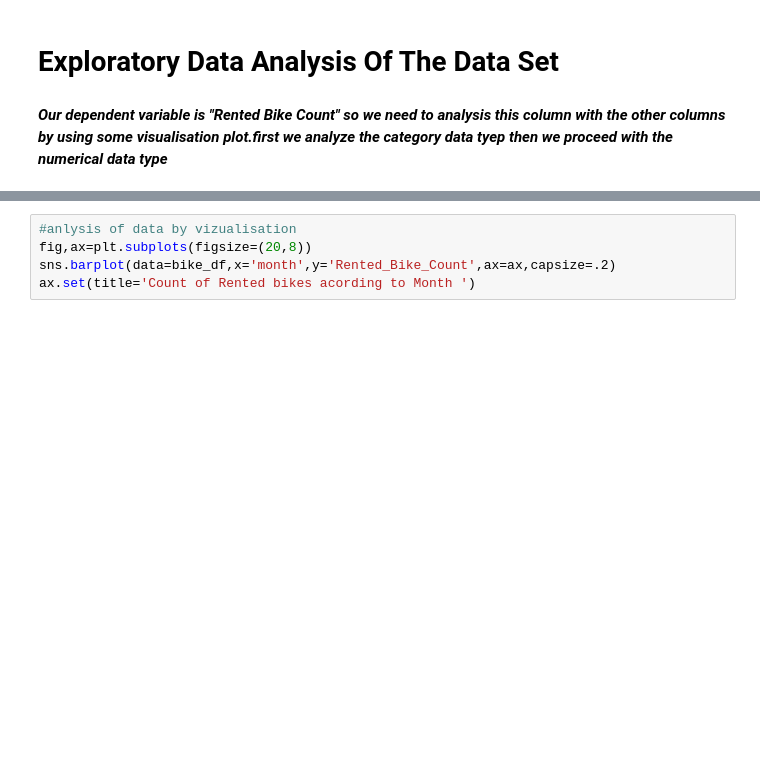
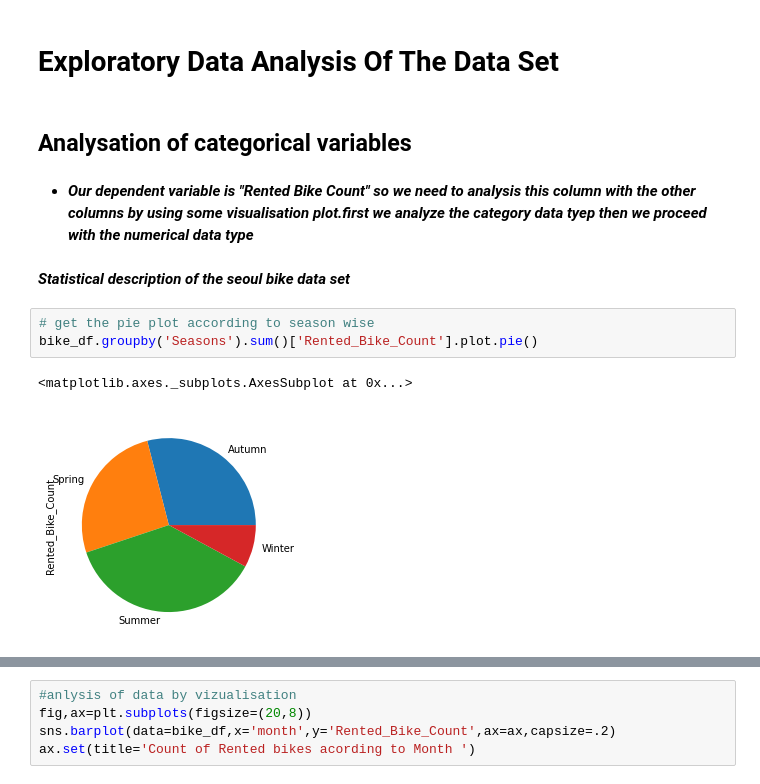
Before and after one commit to BalaramPanigrahy/Seoul-Bike-Sharing-Demand-Prediction, a Jupyter notebook: Bike_Sharing_Demand_Prediction_Capstone_Project.ipynb, the cells around one changed output, grey strips where cells are left out. Saved outputs shown, nothing was run; the diff lists cells and outputs as text; blank space fills up the shorter version.

```diff
--- a/Bike_Sharing_Demand_Prediction_Capstone_Project.ipynb
+++ b/Bike_Sharing_Demand_Prediction_Capstone_Project.ipynb
@@ -387,5 +379,15 @@ Index(['Rented_Bike_Count', 'Hour', 'Temperature', 'Humidity', 'Wind_speed',
       dtype='object')
 # %% [markdown]
 # **Exploratory Data Analysis Of The Data Set**
+# %% [markdown]
+## **Analysation of categorical variables**
 # %% [markdown]
-***Our dependent variable is "Rented Bike Count" so we need to analysis this column with the other columns by using some visualisation plot.first we analyze the category data tyep then we proceed with the numerical data type***
+* ***Our dependent variable is "Rented Bike Count" so we need to analysis this column with the other columns by using some visualisation plot.first we analyze the category data tyep then we proceed with the numerical data type***
+# %% [markdown]
+***Statistical description of the seoul bike data set***
+# %%
+# get the pie plot according to season wise
+bike_df.groupby('Seasons').sum()['Rented_Bike_Count'].plot.pie()
+# %% [output]
+<matplotlib.axes._subplots.AxesSubplot at 0x...>
+[figure, added]
```
Also changed, not shown: parts of 113 cells of this notebook.
